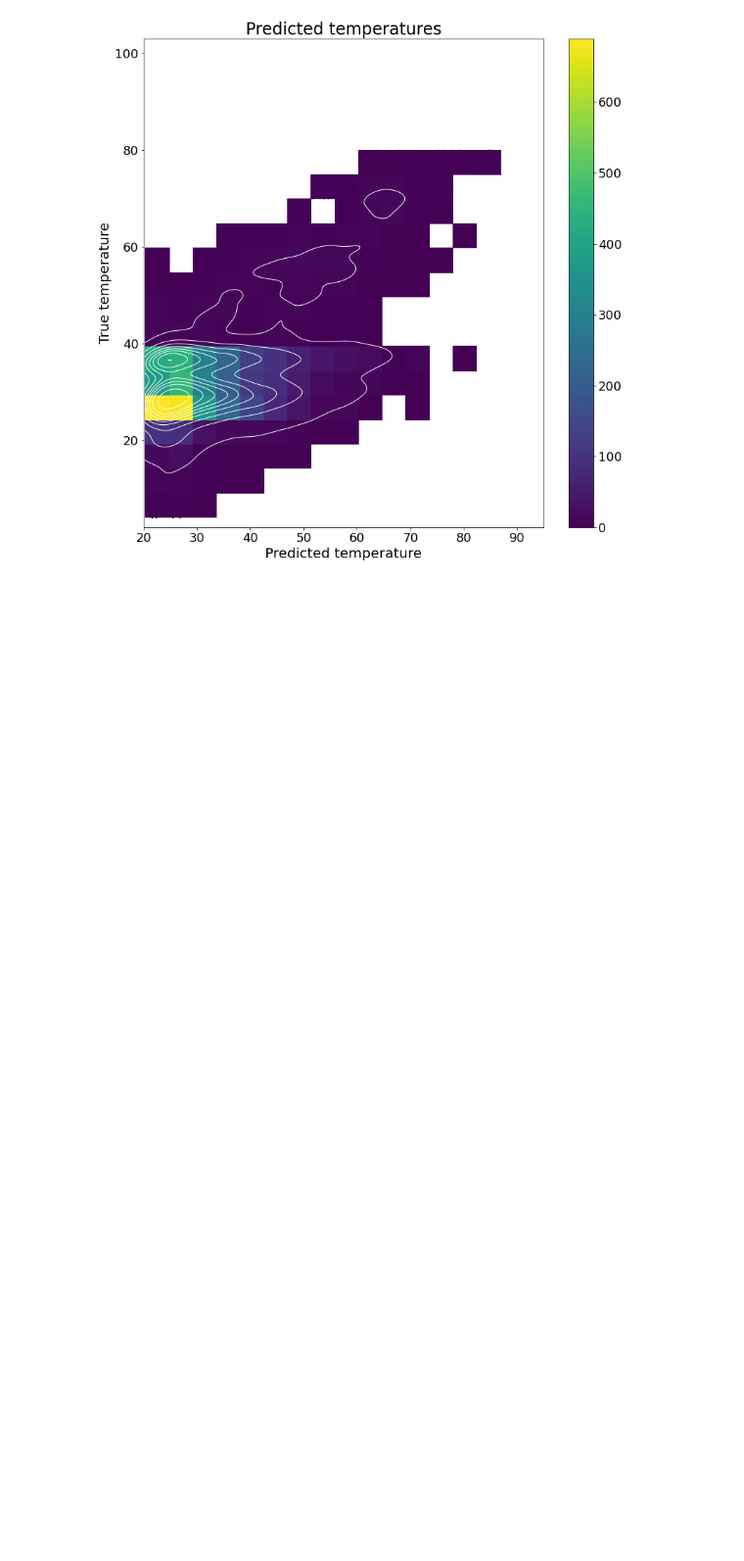
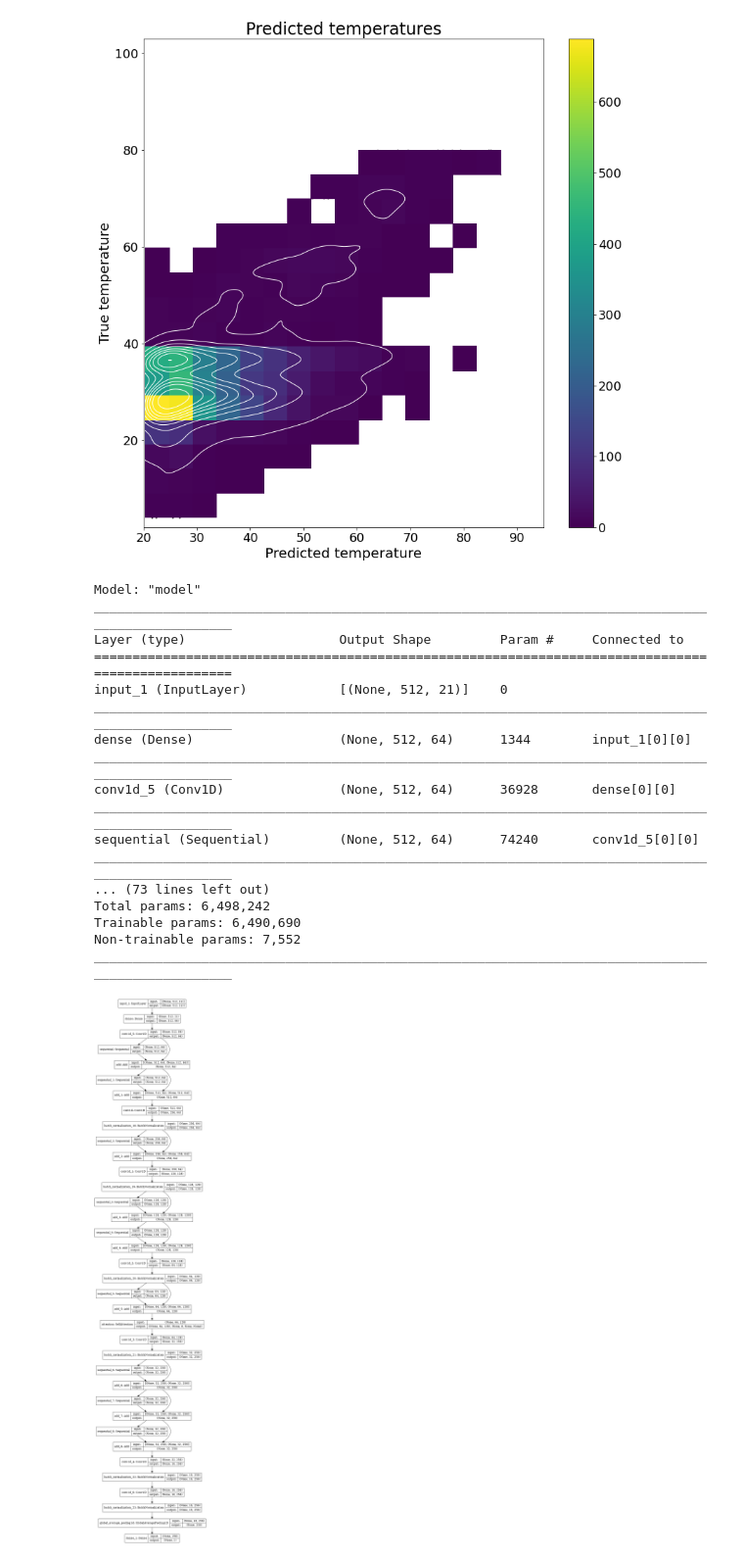
Before and after one commit to Umbriona/cycle_gan, a Jupyter notebook: scripts/Evaluate_classifier.ipynb, the cells around one changed output. Shown: that part at 98% size. Drawn from its saved outputs; the diff is of its cells as text; code cells hidden in the pictures; blank space fills up the shorter version.

Commit message:
Switch models to functional API

```diff
--- a/scripts/Evaluate_classifier.ipynb
+++ b/scripts/Evaluate_classifier.ipynb
@@ -114,3 +114,42 @@ plt.ylabel("True temperature")
 plt.savefig("img_reg.png")
 # %% [output]
 [figure]
+# %%
+import os, sys
+import yaml
+
+cwd = os.getcwd()
+sys.path.append(os.path.dirname(cwd))
+from utils import models_classifyer as models
+from utils import preprocessing as pre
+import matplotlib.pyplot as plt
+import tensorflow as tf
+import numpy as np
+import sklearn
+import seaborn as sns
+
+file = "../config/Classifier/config_classifier1.yaml"
+with open(file, 'r') as file_descriptor:
+    config = yaml.load(file_descriptor, Loader=yaml.FullLoader)
+model = models.get_classifier(config['Classifier'], 21)
+model.summary()
+tf.keras.utils.plot_model(model, show_shapes=True, dpi=64)
+# %% [output]
+Model: "model"
+__________________________________________________________________________________________________
+Layer (type)                    Output Shape         Param #     Connected to
+==================================================================================================
+input_1 (InputLayer)            [(None, 512, 21)]    0
+__________________________________________________________________________________________________
+dense (Dense)                   (None, 512, 64)      1344        input_1[0][0]
+__________________________________________________________________________________________________
+conv1d_5 (Conv1D)               (None, 512, 64)      36928       dense[0][0]
+__________________________________________________________________________________________________
+sequential (Sequential)         (None, 512, 64)      74240       conv1d_5[0][0]
+__________________________________________________________________________________________________
+... (73 lines left out)
+Total params: 6,498,242
+Trainable params: 6,490,690
+Non-trainable params: 7,552
+__________________________________________________________________________________________________
+[figure, added]
```
Also changed, not shown: 16 other files.
